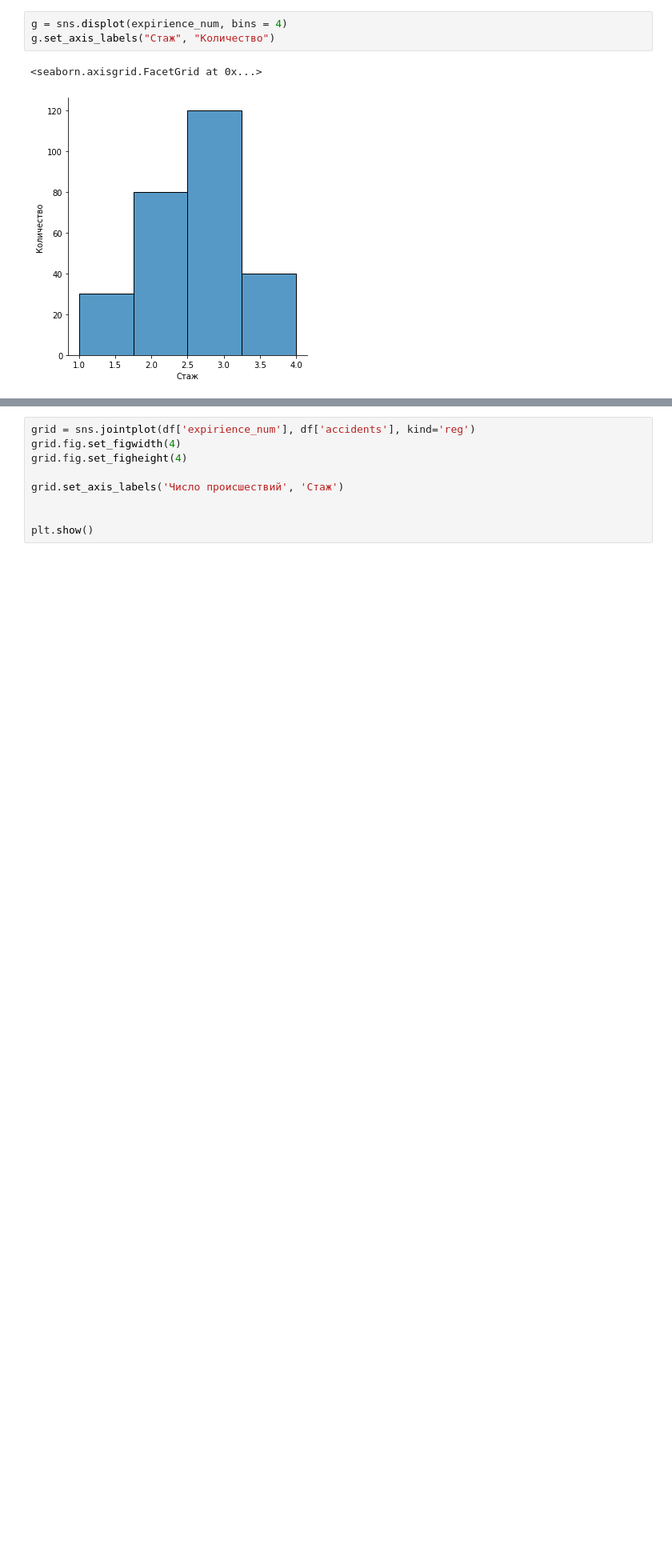
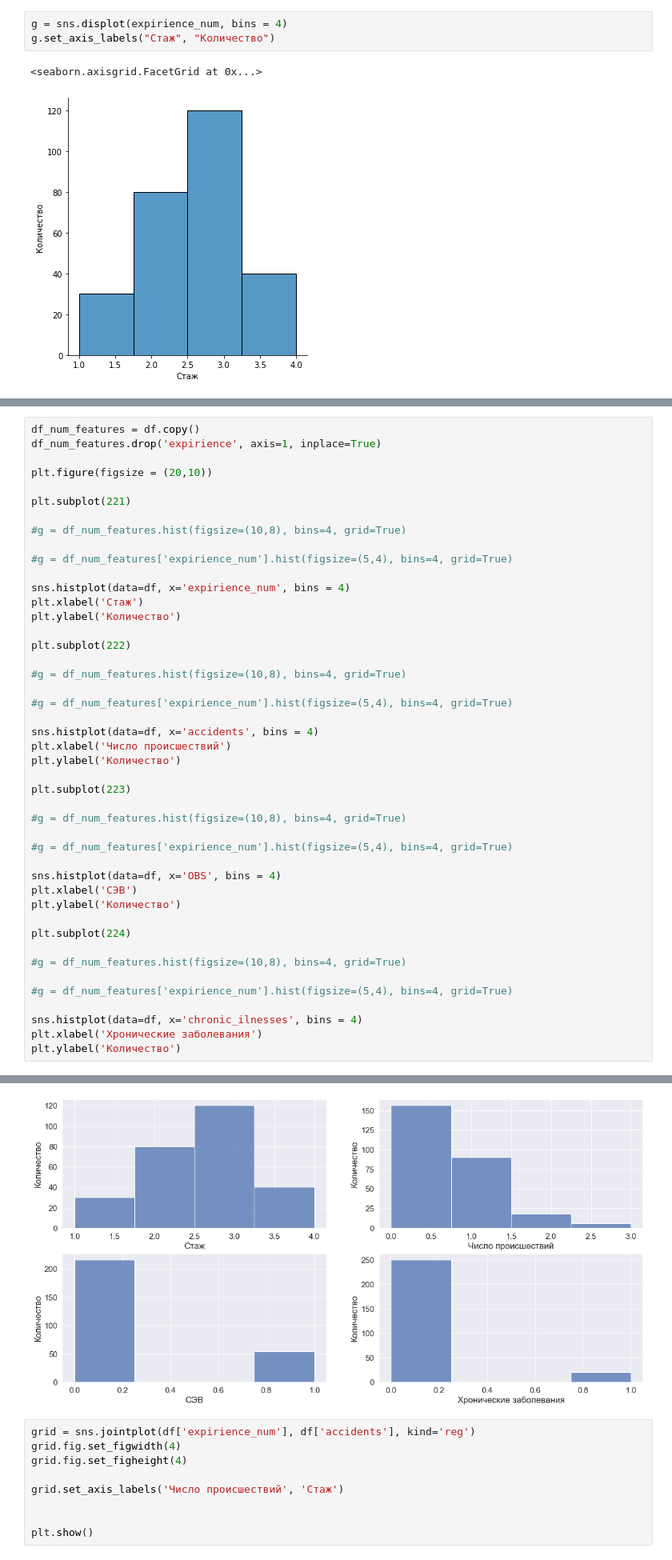
Before and after one commit to AlKul/illnesses, a Jupyter notebook: Abstract.ipynb, the cells around one changed output, grey strips where cells are left out. Shown at 80% size. Saved outputs shown, nothing was run; the diff lists cells and outputs as text; blank space fills up the shorter version.

```diff
--- a/Abstract.ipynb
+++ b/Abstract.ipynb
@@ -133,0 +128,46 @@ g = df_num_features.hist(figsize=(10,8), bins=4, grid=True)
+# %%
+df_num_features = df.copy()
+df_num_features.drop('expirience', axis=1, inplace=True)
+
+plt.figure(figsize = (20,10))
+
+plt.subplot(221)
+
+#g = df_num_features.hist(figsize=(10,8), bins=4, grid=True)
+
+#g = df_num_features['expirience_num'].hist(figsize=(5,4), bins=4, grid=True)
+
+sns.histplot(data=df, x='expirience_num', bins = 4)
+plt.xlabel('Стаж')
+plt.ylabel('Количество')
+
+plt.subplot(222)
+
+#g = df_num_features.hist(figsize=(10,8), bins=4, grid=True)
+
+#g = df_num_features['expirience_num'].hist(figsize=(5,4), bins=4, grid=True)
+
+sns.histplot(data=df, x='accidents', bins = 4)
+plt.xlabel('Число происшествий')
+plt.ylabel('Количество')
+
+plt.subplot(223)
+
+#g = df_num_features.hist(figsize=(10,8), bins=4, grid=True)
+
+#g = df_num_features['expirience_num'].hist(figsize=(5,4), bins=4, grid=True)
+
+sns.histplot(data=df, x='OBS', bins = 4)
+plt.xlabel('СЭВ')
+plt.ylabel('Количество')
+
+plt.subplot(224)
+
+#g = df_num_features.hist(figsize=(10,8), bins=4, grid=True)
+
+#g = df_num_features['expirience_num'].hist(figsize=(5,4), bins=4, grid=True)
+
+sns.histplot(data=df, x='chronic_ilnesses', bins = 4)
+plt.xlabel('Хронические заболевания')
+plt.ylabel('Количество')
+# %% [output]
@@ -134,3 +175,4 @@ g = df_num_features.hist(figsize=(10,8), bins=4, grid=True)
+[figure, added]
 # %%
 grid = sns.jointplot(df['expirience_num'], df['accidents'], kind='reg')
 grid.fig.set_figwidth(4)
```
Also changed, not shown: parts of 2 cells of this notebook.
